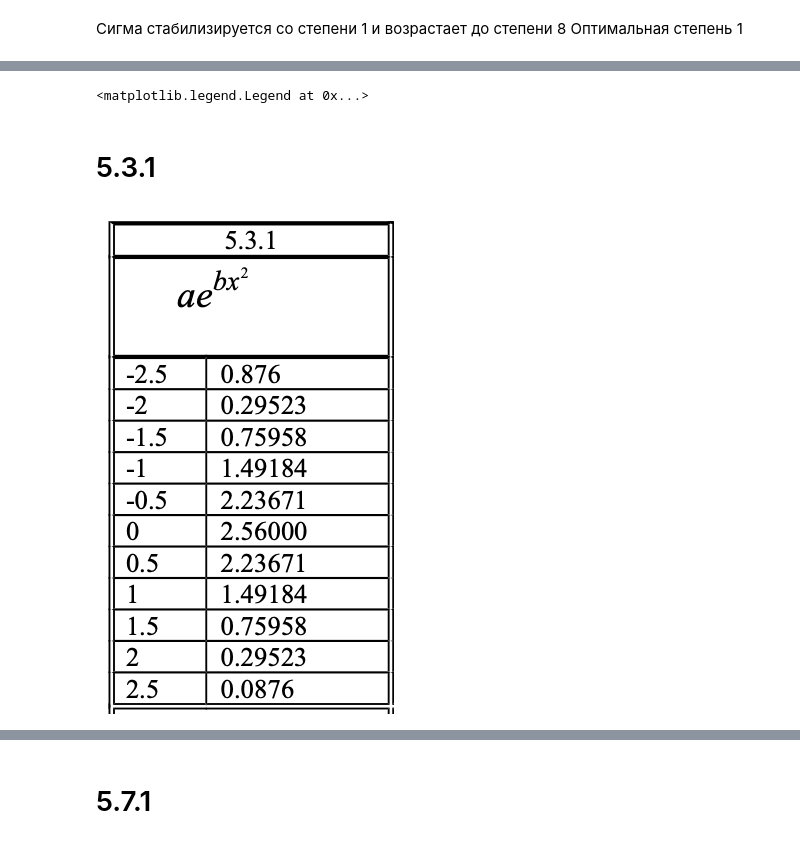
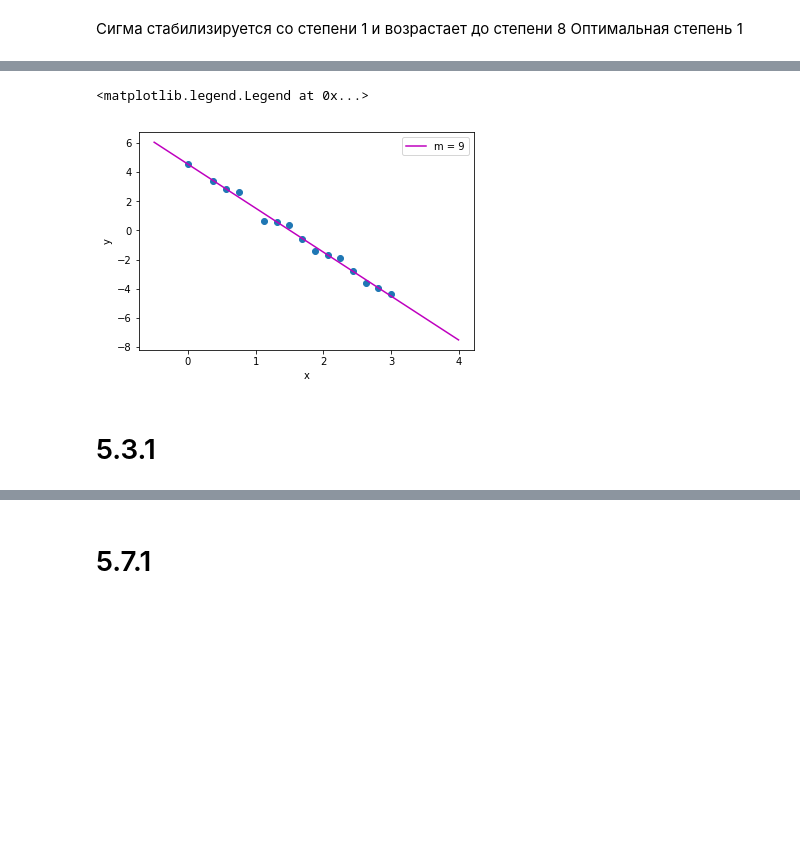
Before and after one commit to pazlvbanke/NumM, a Jupyter notebook: Arsamakova_NM_LR5.ipynb, the cells around one changed output, grey strips where cells are left out. Saved outputs shown, nothing was run; the diff lists cells and outputs as text; code cells hidden in the pictures; blank space fills up the shorter version.

```diff
--- a/Arsamakova_NM_LR5.ipynb
+++ b/Arsamakova_NM_LR5.ipynb
@@ -52,7 +51,7 @@ Text(0, 0.5, 'sigma')
 Сигма стабилизируется со степени 1 и возрастает до степени 8
 Оптимальная степень  1
 # %%
-%matplotlib notebook
+# %matplotlib notebook
 
 m_optimal = 1
 plt.scatter(X, Y)
@@ -61,7 +60,7 @@ plt.ylabel('y')
 X_test = np.linspace(-0.5, 4, 40)
 
 
-koefs = MNK(X, Y, m)
+koefs = MNK(X, Y, m_optimal)
 Y_pred = np.array([polynom(x, koefs) for x in X_test])
 plt.plot(X_test, Y_pred, label='m = ' + str(m), color='m')
 plt.legend()
@@ -71,10 +68,7 @@ plt.legend()
 <matplotlib.legend.Legend at 0x...>
+[figure, added]
 # %% [markdown]
 # 5.3.1
-# %%
-Image("/Users/alinacodzy/Screenshots/Screenshot2019-06-10at00.37.34.png")
-# %% [output]
-[figure, removed]
 # %%
 X = np.array([-2.5, -2, -1.5, -1, -0.5, 0, 0.5, 1, 1.5, 2, 2.5])
 Y = np.array([0.876, 0.29523, 0.75958,
```
Also changed, not shown: parts of 10 cells of this notebook.
